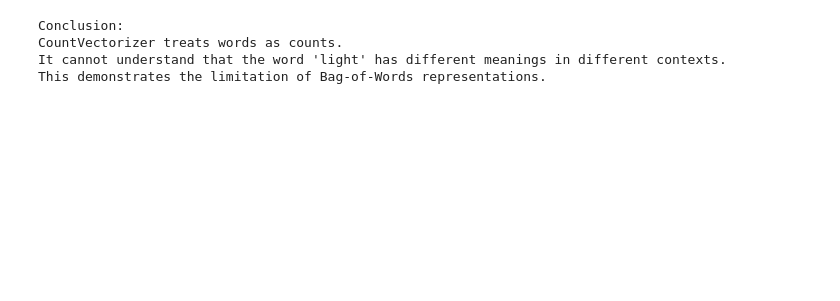
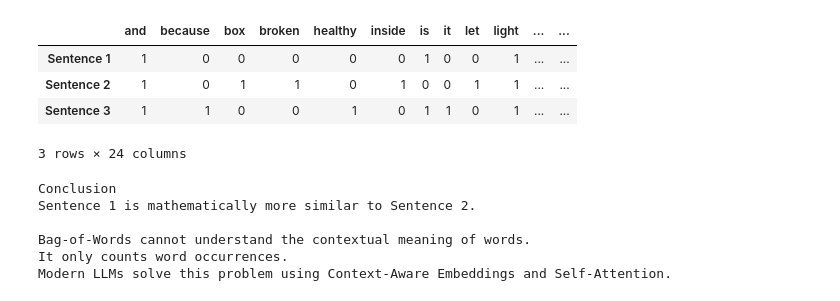
Before and after one commit to hamshini1413/hamshini_gen_ai_foundation, a Jupyter notebook: nlp_vector_lab.ipynb, the cells around one changed output. Drawn from its saved outputs; the diff is of its cells as text; code cells hidden in the pictures; blank space fills up the shorter version.

```diff
--- a/nlp_vector_lab.ipynb
+++ b/nlp_vector_lab.ipynb
@@ -44,10 +52,10 @@ I found these new spring Pop-Tarts and bought them on a whim.  My kids and I wer
 # %%
 sentences = [
-    "This olive oil is wonderful and very light on the stomach.",
-    "The packaging was broken and let too much light inside the box.",
-    "I prefer this brand because it is a light and healthy snack."
+
+"This olive oil is wonderful and very light on the stomach.",
+
+"The packaging was broken and let too much light inside the box.",
+
+"I prefer this snack because it is light and healthy."
+
 ]
-
-print("Selected Sentences:")
-for s in sentences:
-    print("-", s)
@@ -80,0 +80,6 @@ Dense Matrix:
+# %%
+vectorizer = CountVectorizer()
+
+document_term_matrix = vectorizer.fit_transform(sentences)
+
+print("Vectorization Completed")
@@ -80,0 +88,5 @@ Dense Matrix:
+# %%
+dense_matrix = document_term_matrix.toarray()
+
+print("Dense Matrix:\n")
+print(dense_matrix)
@@ -80,0 +99,4 @@ Dense Matrix:
+# %%
+feature_names = vectorizer.get_feature_names_out()
+
+print(feature_names)
@@ -107,10 +167,32 @@ Sentence 1 vs Sentence 3: 4
-# %%
-print("\nConclusion:")
-print("CountVectorizer treats words as counts.")
-print("It cannot understand that the word 'light' has different meanings in different contexts.")
-print("This demonstrates the limitation of Bag-of-Words representations.")
-# %% [output]
-Conclusion:
-CountVectorizer treats words as counts.
-It cannot understand that the word 'light' has different meanings in different contexts.
-This demonstrates the limitation of Bag-of-Words representations.
+# %%
+matrix_df = pd.DataFrame(
+    dense_matrix,
+    columns=feature_names,
+    index=["Sentence 1","Sentence 2","Sentence 3"]
+)
+
+matrix_df
+# %% [output]
+|  | and | because | box | broken | healthy | inside | is | it | let | light | ... | ... |
+| Sentence 1 | 1 | 0 | 0 | 0 | 0 | 0 | 1 | 0 | 0 | 1 | ... | ... |
+| Sentence 2 | 1 | 0 | 1 | 1 | 0 | 1 | 0 | 0 | 1 | 1 | ... | ... |
+| Sentence 3 | 1 | 1 | 0 | 0 | 1 | 0 | 1 | 1 | 0 | 1 | ... | ... |
+3 rows × 24 columns
+# %%
+print("Conclusion")
+
+if similarity_1_3 > similarity_1_2:
+    print("Sentence 1 is mathematically more similar to Sentence 3.")
+else:
+    print("Sentence 1 is mathematically more similar to Sentence 2.")
+
+print("\nBag-of-Words cannot understand the contextual meaning of words.")
+print("It only counts word occurrences.")
+print("Modern LLMs solve this problem using Context-Aware Embeddings and Self-Attention.")
+# %% [output]
+Conclusion
+Sentence 1 is mathematically more similar to Sentence 2.
+
+Bag-of-Words cannot understand the contextual meaning of words.
+It only counts word occurrences.
+Modern LLMs solve this problem using Context-Aware Embeddings and Self-Attention.
```
Also changed, not shown: parts of 12 cells of this notebook, 1 other file.
